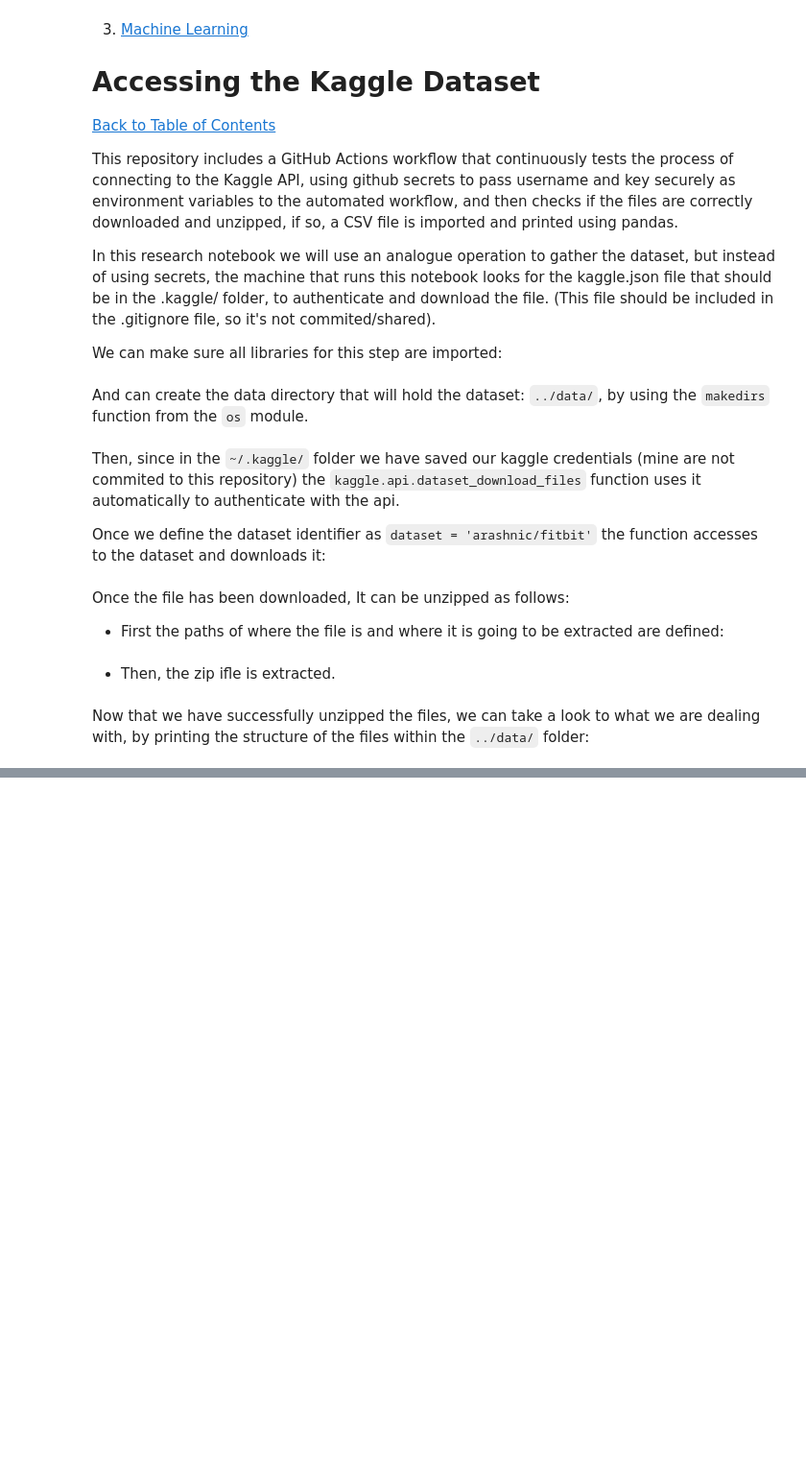
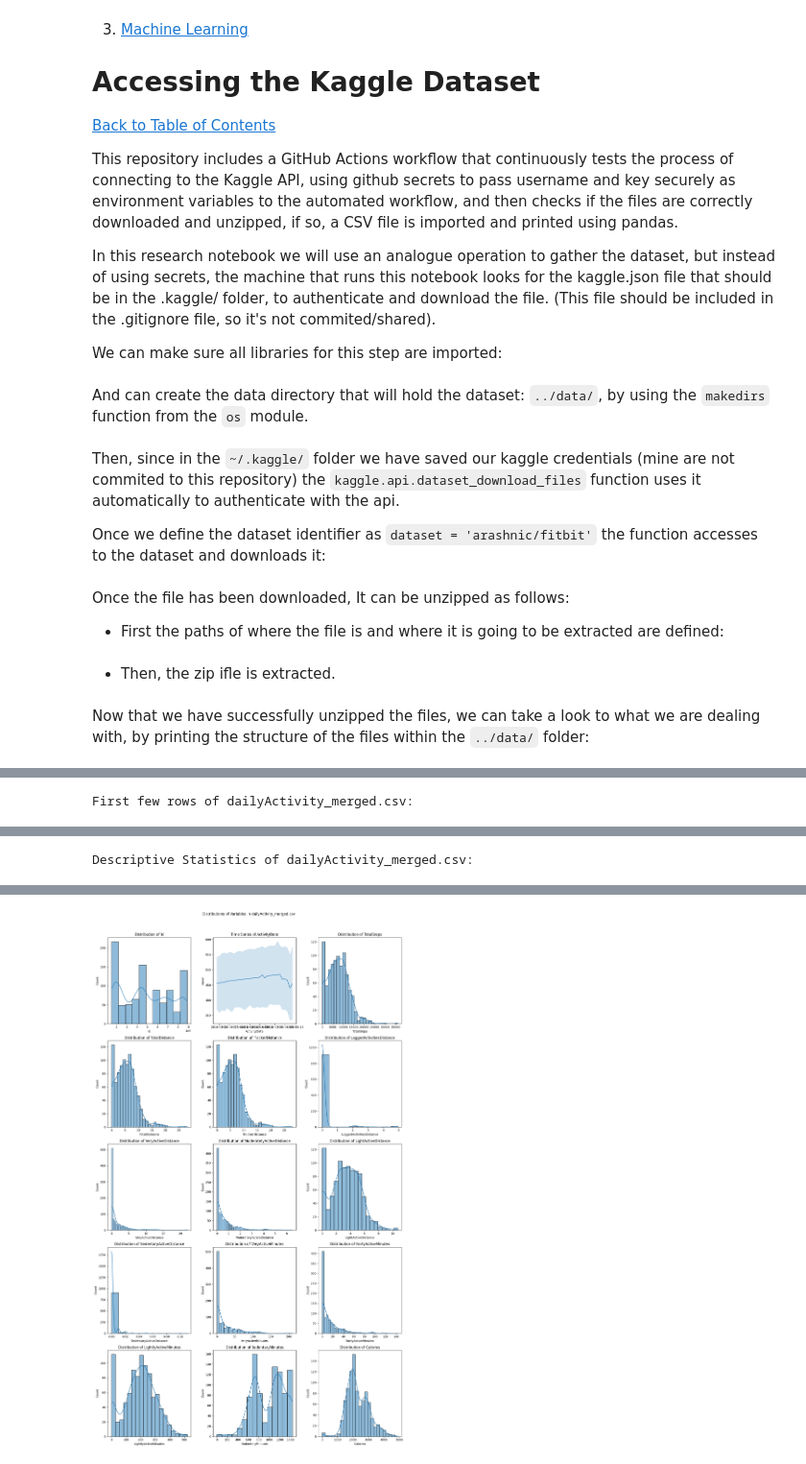
Before and after one commit to afbeltranr/da-fitibit-fitness-tracker, a Jupyter notebook: notebooks/ExploratoryDataAnalysis.ipynb, the cells around one changed output, grey strips where cells are left out. Shown at 96% size. Saved outputs shown, nothing was run; the diff lists cells and outputs as text; code cells hidden in the pictures; blank space fills up the shorter version.

Commit message:
visualized data correctly using a dictionary to specify date time type

```diff
--- a/notebooks/ExploratoryDataAnalysis.ipynb
+++ b/notebooks/ExploratoryDataAnalysis.ipynb
@@ -104,0 +85,75 @@ Directory structure of ../data:
+# %%
+import pandas as pd
+import seaborn as sns
+import matplotlib.pyplot as plt
+from IPython.display import display
+
+# Function to read a CSV file
+def read_file(filepath):
+    return pd.read_csv(filepath)
+
+# Function to convert date and time columns to appropriate format
+def convert_date_time_columns(df, date_formats):
+    for col, fmt in date_formats.items():
+        if col in df.columns:
+            try:
+                df[col] = pd.to_datetime(df[col], format=fmt)
+            except ValueError:
+                print(f"Warning: Could not convert column {col} to datetime with format {fmt}")
+    return df
+
+# Function to plot the distribution of each column in a faceted array
+def plot_distributions(df, filename):
+    num_cols = len(df.columns)
+    num_rows = (num_cols + 2) // 3  # Adjust the number of rows based on the number of columns
+    fig, axes = plt.subplots(num_rows, 3, figsize=(15, num_rows * 5))
+    axes = axes.flatten()
+
+    for i, col in enumerate(df.columns):
+        if pd.api.types.is_numeric_dtype(df[col]):
+            sns.histplot(df[col], ax=axes[i], kde=True)
+            axes[i].set_title(f'Distribution of {col}')
+        elif pd.api.types.is_datetime64_any_dtype(df[col]):
+            sns.lineplot(x=df[col], y=df.index, ax=axes[i])
+            axes[i].set_title(f'Time Series of {col}')
+        else:
+            axes[i].set_visible(False)
+
+    for j in range(i + 1, len(axes)):
+        axes[j].set_visible(False)
+
+    plt.suptitle(f'Distributions of Variables in {filename}', y=1.02)
+    plt.tight_layout()
+    plt.show()
+
+# Function to display detailed view of the dataframe
+def display_detailed_view(df, filename, date_formats):
+    # Convert date and time columns
+    df = convert_date_time_columns(df, date_formats)
+
+    # Display the first few rows
+    print(f"First few rows of {filename}:")
+    display(df.head())
+
+    # Display descriptive statistics
+    print(f"Descriptive Statistics of {filename}:")
+    display(df.describe(include='all').transpose())
+
+    # Plot distributions
+    plot_distributions(df, filename)
+
+# Filepath of the CSV file
+filepath = '../data/mturkfitbit_export_4.12.16-5.12.16/Fitabase Data 4.12.16-5.12.16/dailyActivity_merged.csv'  # Replace with your file path
+
+# Date format for the specified columns
+date_formats = {
+    'ActivityDate': '%m/%d/%Y'
+}
+
+# Read the file
+df = read_file(filepath)
+
+# Display detailed view for the dataframe
+display_detailed_view(df, 'dailyActivity_merged.csv', date_formats)
+# %% [output]
+First few rows of dailyActivity_merged.csv:
@@ -104,0 +166 @@ Directory structure of ../data:
+Descriptive Statistics of dailyActivity_merged.csv:
@@ -104,0 +183 @@ Directory structure of ../data:
+[figure, added]
```
Also changed, not shown: parts of 4 cells of this notebook, 1 other file.
